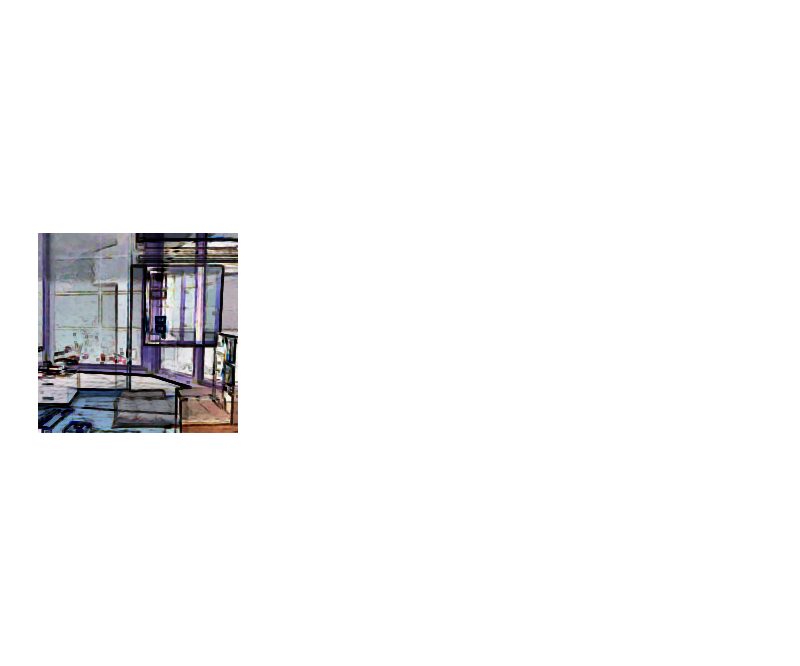
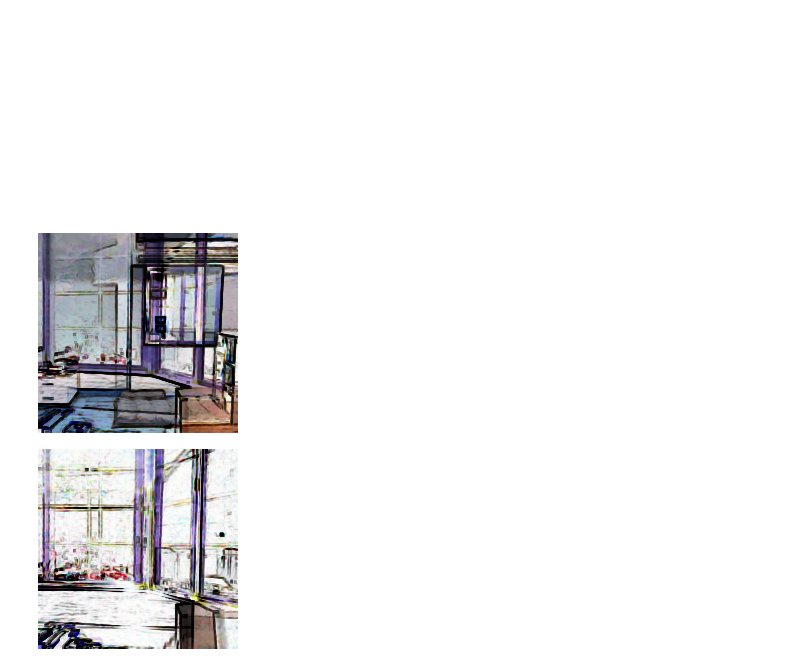
Before and after one commit to chngdickson/depth_ai, a Jupyter notebook: SSIM_visualization.ipynb, the cells around one changed output. Drawn from its saved outputs; the diff is of its cells as text; code cells hidden in the pictures; blank space fills up the shorter version.

```diff
--- a/SSIM_visualization.ipynb
+++ b/SSIM_visualization.ipynb
@@ -126,3 +126,13 @@ ssim_img = ssim_to_img(similarity)
 cv2_imshow(ssim_img*255)
 # %% [output]
 [figure]
+# %%
+left = read_img("depth_ai/images/left.jpg",(200,200))
+right = read_img("depth_ai/images/right.jpg",(200,200))
+
+# Comparing Images Side by Side
+similarity = SSIM(left,right)
+ssim_img = ssim_to_img(similarity)
+cv2_imshow(ssim_img*255)
+# %% [output]
+[figure, added]
```
